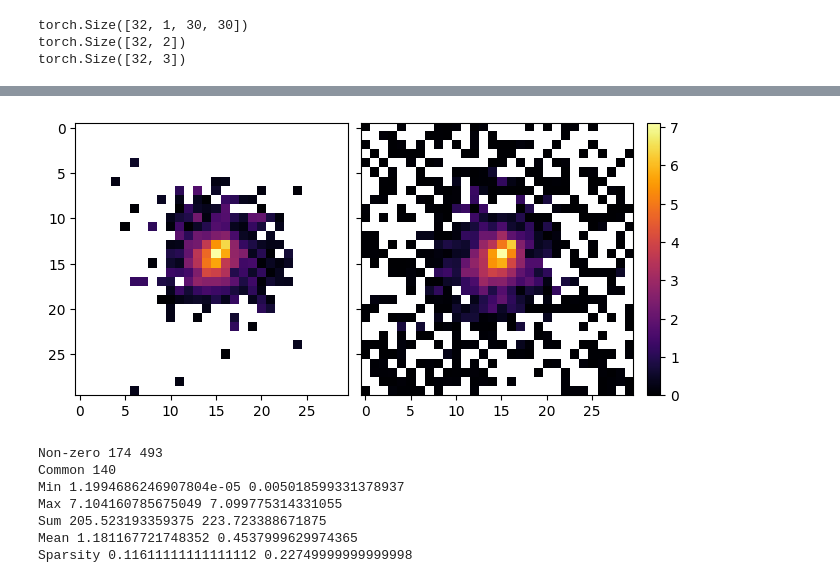
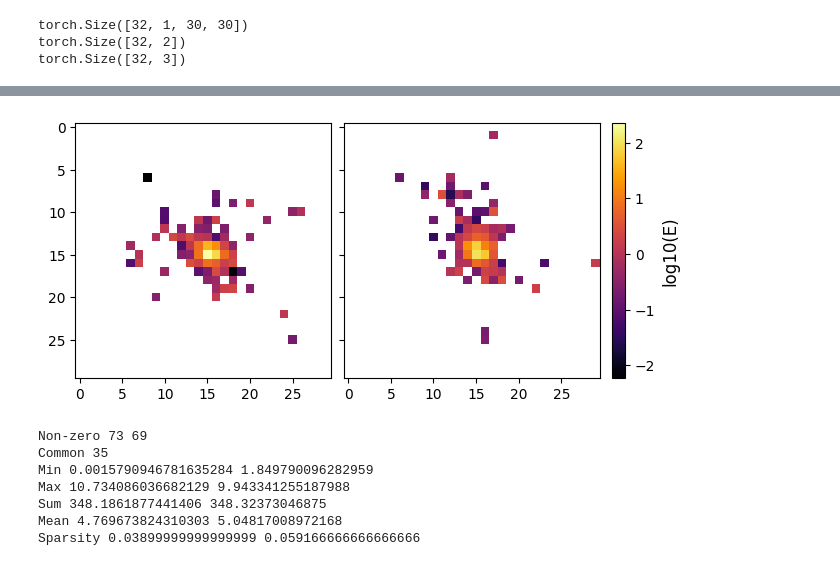
Before and after one commit to sashaatlasov/DiffusionDipolma, a Jupyter notebook: test.ipynb, the cells around one changed output, grey strips where cells are left out. Saved outputs shown, nothing was run; the diff lists cells and outputs as text; code cells hidden in the pictures.

```diff
--- a/test.ipynb
+++ b/test.ipynb
@@ -85,16 +138,20 @@ def compare(energy, samples, idx=0, truncate=None):
     plt.show()
 # %%
 from metrics.calogan_metrics import get_sparsity_level
-def commm(idx=0):
-    #s = np.where(samples[idx] >= np.log1p(5e-3), samples[idx], torch.zeros_like(samples[idx]))
-    s = np.ma.masked_less(samples[idx], np.log1p(5e-3))
-    r = np.ma.masked_less(energy[idx], np.log1p(5e-3))
+from data import log1p_inverse_transform
+def commm(idx=0, t=0):
+    s = log1p_inverse_transform(samples[idx])
+    r = log1p_inverse_transform(energy[idx])
+    s = np.log10(np.ma.masked_less(s, t))
+    r = np.log10(np.ma.masked_less(r, t))
+    vmin, vmax = min(r.min(), s.min()), max(r.max(), s.max())
     fig, axs = plt.subplots(1, 2, layout='constrained', sharex=True, sharey=True)
     im1 = axs[0].imshow(np.transpose(r, (1, 2, 0)), cmap='inferno', vmin=vmin, vmax=vmax)
     im2 = axs[1].imshow(np.transpose(s, (1, 2, 0)), cmap='inferno', vmin=vmin, vmax=vmax)
-    fig.colorbar(im2, fraction=0.05)
+    cbar = fig.colorbar(im2, fraction=0.05)
+    cbar.set_label('log10(E)', size=12)
     plt.show()
-    s = np.where(samples[idx] >= np.log1p(5e-3), samples[idx], torch.zeros_like(samples[idx]))
+    s = np.where(log1p_inverse_transform(samples[idx]) >= t, samples[idx], torch.zeros_like(samples[idx]))
     print('Non-zero', (energy[idx] > 0).sum().item(), (s > 0).sum().item())
     print('Common', ((energy[idx] > 0) * (s > 0)).sum().item())
     print('Min', energy[idx][energy[idx] > 0].min().item(), s[s > 0].min().item())
@@ -103,15 +160,15 @@ def commm(idx=0):
     print('Mean', energy[idx][energy[idx] > 0].mean().item(), s[s > 0].mean().item())
     print('Sparsity', np.mean(get_sparsity_level(r)), np.mean(get_sparsity_level(s)))
     return
-# %%
-commm(2)
-# %% [output]
-[figure, removed]
-Non-zero 174 493
-Common 140
-Min 1.1994686246907804e-05 0.005018599331378937
-Max 7.104160785675049 7.099775314331055
-Sum 205.523193359375 223.723388671875
-Mean 1.181167721748352 0.4537999629974365
-Sparsity 0.11611111111111112 0.22749999999999998
+# %%
+commm(28, 5e-3)
+# %% [output]
+[figure, added]
+Non-zero 73 69
+Common 35
+Min 0.0015790946781635284 1.849790096282959
+Max 10.734086036682129 9.943341255187988
+Sum 348.1861877441406 348.32373046875
+Mean 4.769673824310303 5.04817008972168
+Sparsity 0.03899999999999999 0.059166666666666666
 # %%
```
Also changed, not shown: parts of 13 cells of this notebook, 2 other files.
